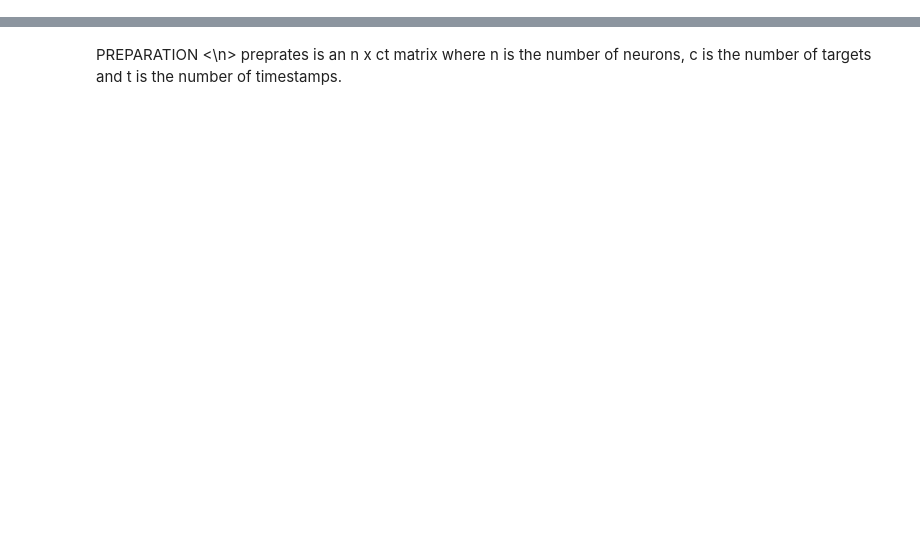
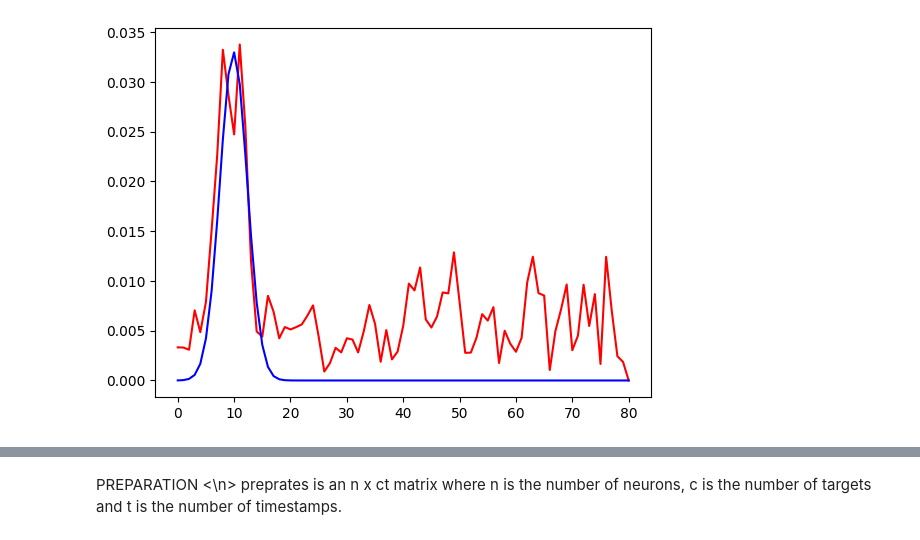
Before and after one commit to ryanling777/GlaserRNN, a Jupyter notebook: modular_rnn/speed_analysis.ipynb, the cells around one changed output, grey strips where cells are left out. Saved outputs shown, nothing was run; the diff lists cells and outputs as text; code cells hidden in the pictures; blank space fills up the shorter version.

```diff
--- a/modular_rnn/speed_analysis.ipynb
+++ b/modular_rnn/speed_analysis.ipynb
@@ -10,0 +11,30 @@ orig_df = pd.read_hdf('Test_Output.h5')
+# %%
+#orig_df = pd.read_hdf('Test_Output2.h5')
+orig_df = pd.read_pickle('Test_Output.pkl')
+# %%
+# Generates speed row vector for each trial array
+def generate_speed(position):
+    # Function for each trial
+    # print(len(position))
+    speedposition = np.zeros(len(position-1))
+    for i in range(len(position)-1):
+        x_speed = (position[i+1][0] - position[i][0])/5
+        y_speed = (position[i+1][1] - position[i][1])/5
+        speedposition[i] = np.sqrt(x_speed*x_speed + y_speed*y_speed)
+
+    return speedposition
+# %%
+hand_model_output = restrict_to_interval(orig_df,"idx_go_cue","idx_trial_end",0,0,None,None,None,False, True, 'hand_model_output')
+hand_target_output = restrict_to_interval(orig_df,"idx_go_cue","idx_trial_end",0,0,None,None,None,False, True, 'hand_target_output')
+position_info = hand_model_output.loc[:,"hand_model_output"]
+theo_position_info = hand_model_output.loc[:,'hand_target_output']
+
+# Extract 640 trial array of trial
+for i in range(len(position_info)):
+    speed_trial= generate_speed(position_info[i])
+    print(position_info[i].shape)
+    theo_speed = generate_speed(theo_position_info[i])
+    plt.plot(speed_trial, 'r')
+    plt.plot(theo_speed, 'b')
+
+plt.show()
@@ -11,2 +60,11 @@ orig_df = pd.read_hdf('Test_Output.h5')
+# %%
+speed_trial= generate_speed(position_info[4])
+theo_speed = generate_speed(theo_position_info[4])
+plt.plot(speed_trial, 'r')
+plt.plot(theo_speed, 'b')
+
+plt.show()
+# %% [output]
+[figure, added]
 # %%
 #orig_df = pd.read_pickle('Test_OutputUnrestricted.pkl')
```
Also changed, not shown: parts of 29 cells of this notebook, 15 other files.
